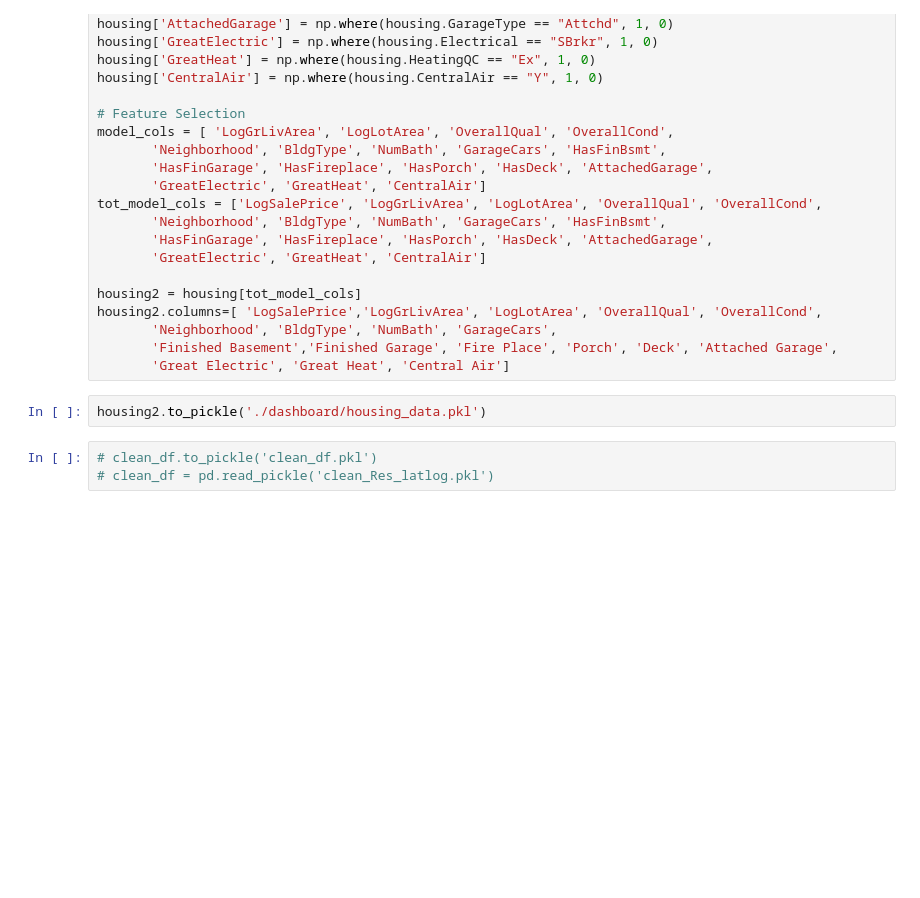
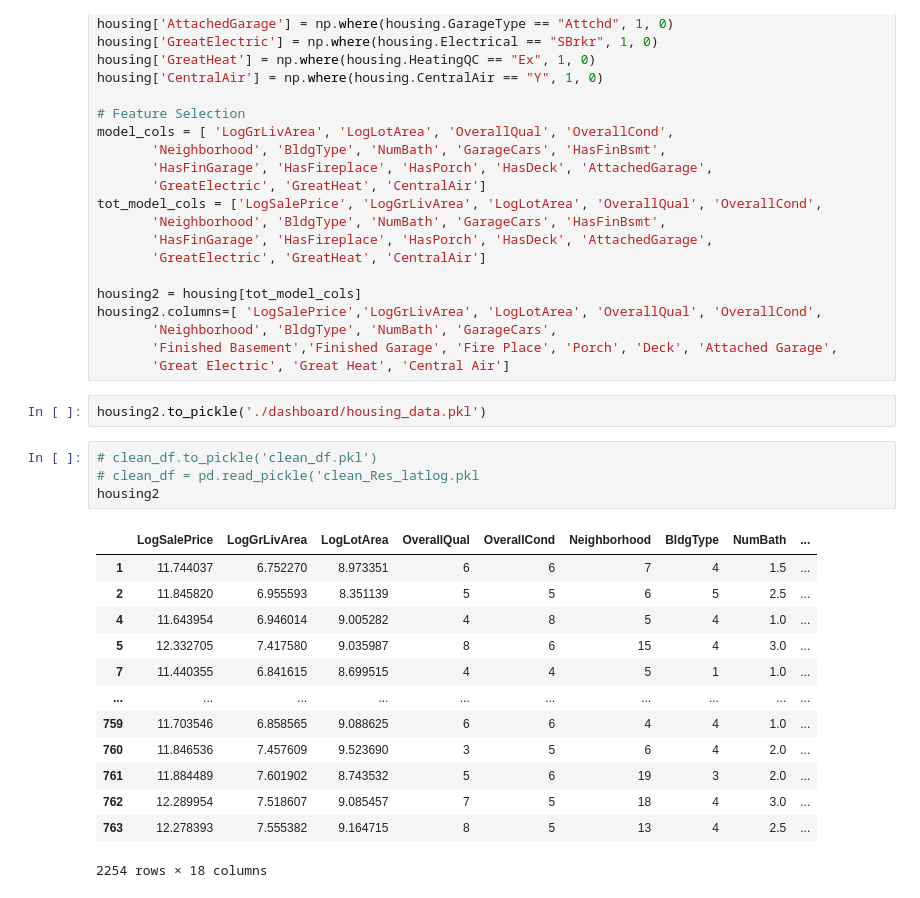
Before and after one commit to brandoncryu/ames_ml_project, a Jupyter notebook: Dashboard_Preprocessing.ipynb, the cells around one changed output. Cells and saved outputs as stored; diff of their text form; blank space fills up the shorter version.

```diff
--- a/Dashboard_Preprocessing.ipynb
+++ b/Dashboard_Preprocessing.ipynb
@@ -88,4 +88,19 @@ housing2.columns=[ 'LogSalePrice','LogGrLivArea', 'LogLotArea', 'OverallQual', '
 housing2.to_pickle('./dashboard/housing_data.pkl')
 # %%
 # clean_df.to_pickle('clean_df.pkl')
-# clean_df = pd.read_pickle('clean_Res_latlog.pkl')
+# clean_df = pd.read_pickle('clean_Res_latlog.pkl
+housing2
+# %% [output]
+|  | LogSalePrice | LogGrLivArea | LogLotArea | OverallQual | OverallCond | Neighborhood | BldgType | NumBath | ... |
+| 1 | 11.744037 | 6.752270 | 8.973351 | 6 | 6 | 7 | 4 | 1.5 | ... |
+| 2 | 11.845820 | 6.955593 | 8.351139 | 5 | 5 | 6 | 5 | 2.5 | ... |
+| 4 | 11.643954 | 6.946014 | 9.005282 | 4 | 8 | 5 | 4 | 1.0 | ... |
+| 5 | 12.332705 | 7.417580 | 9.035987 | 8 | 6 | 15 | 4 | 3.0 | ... |
+| 7 | 11.440355 | 6.841615 | 8.699515 | 4 | 4 | 5 | 1 | 1.0 | ... |
+| ... | ... | ... | ... | ... | ... | ... | ... | ... | ... |
+| 759 | 11.703546 | 6.858565 | 9.088625 | 6 | 6 | 4 | 4 | 1.0 | ... |
+| 760 | 11.846536 | 7.457609 | 9.523690 | 3 | 5 | 6 | 4 | 2.0 | ... |
+| 761 | 11.884489 | 7.601902 | 8.743532 | 5 | 6 | 19 | 3 | 2.0 | ... |
+| 762 | 12.289954 | 7.518607 | 9.085457 | 7 | 5 | 18 | 4 | 3.0 | ... |
+| 763 | 12.278393 | 7.555382 | 9.164715 | 8 | 5 | 13 | 4 | 2.5 | ... |
+2254 rows × 18 columns
```
Also changed, not shown: 4 other files.
